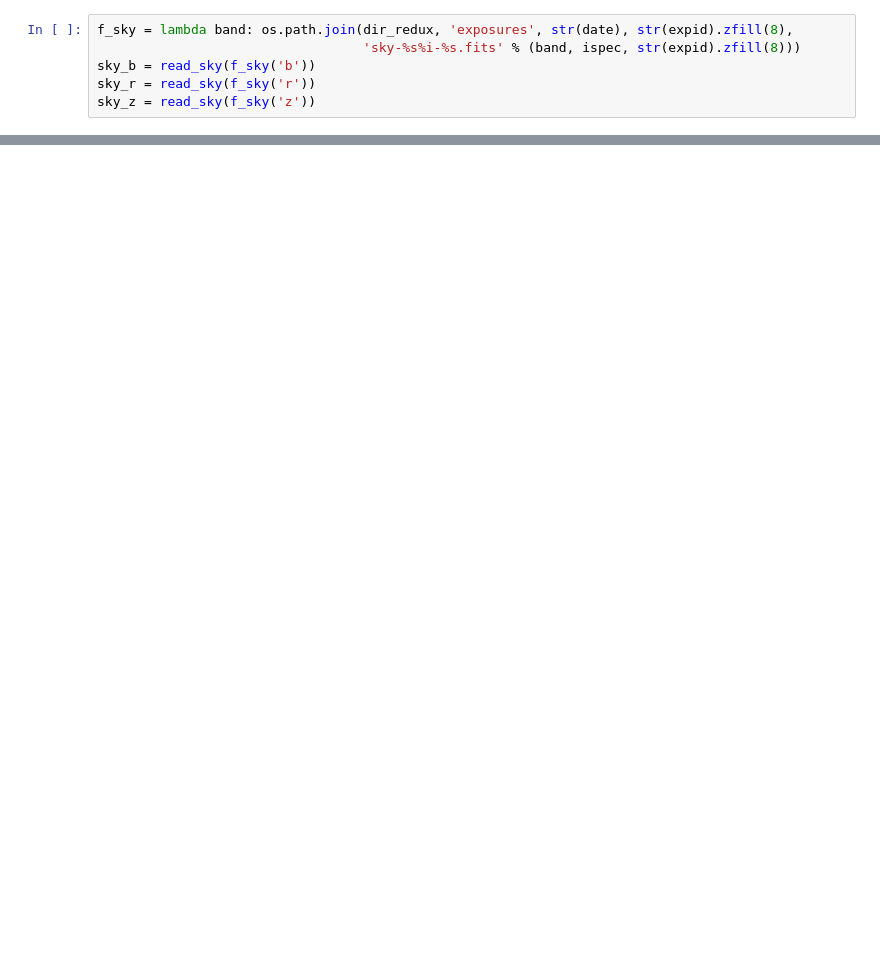
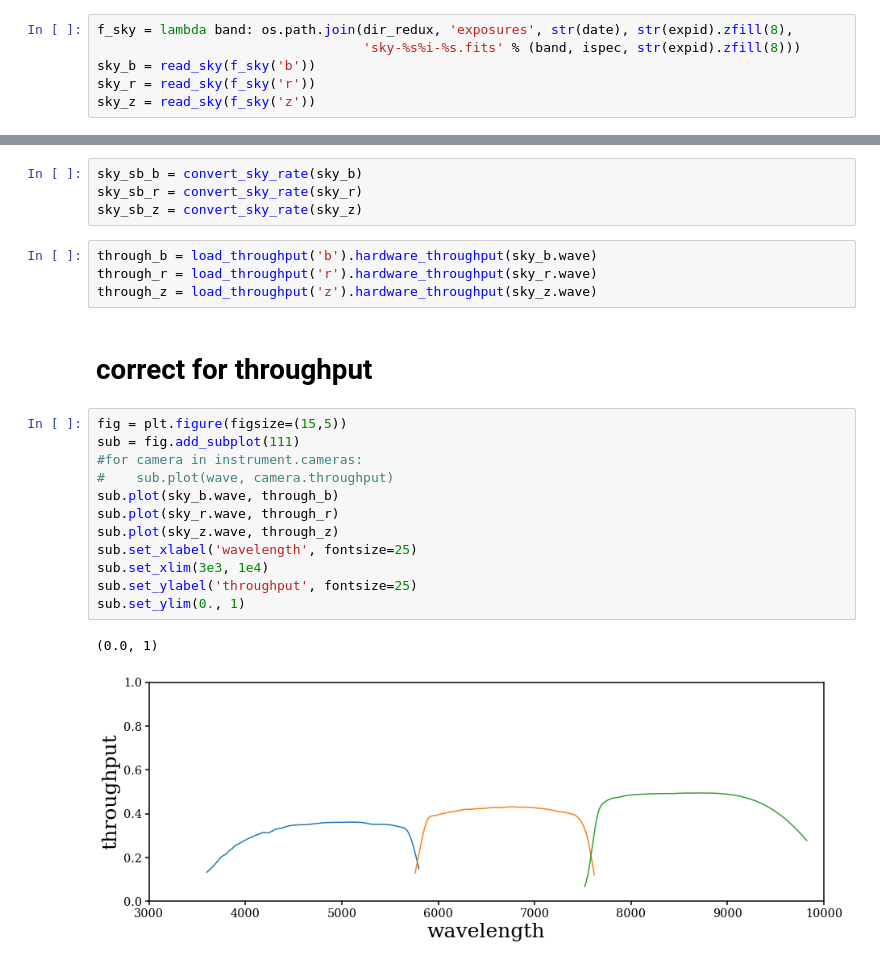
Before and after one commit to desi-bgs/feasiBGS, a Jupyter notebook: notebook/cmx/cmx_sky_fix.ipynb, the cells around one changed output, grey strips where cells are left out. Drawn from its saved outputs; the diff is of its cells as text; blank space fills up the shorter version.

```diff
--- a/notebook/cmx/cmx_sky_fix.ipynb
+++ b/notebook/cmx/cmx_sky_fix.ipynb
@@ -59,0 +98,25 @@ med_sky_z = sky_z.flux[268]
+# %%
+sky_sb_b = convert_sky_rate(sky_b)
+sky_sb_r = convert_sky_rate(sky_r)
+sky_sb_z = convert_sky_rate(sky_z)
+# %%
+through_b = load_throughput('b').hardware_throughput(sky_b.wave)
+through_r = load_throughput('r').hardware_throughput(sky_r.wave)
+through_z = load_throughput('z').hardware_throughput(sky_z.wave)
+# %% [markdown]
+# correct for throughput
+# %%
+fig = plt.figure(figsize=(15,5))
+sub = fig.add_subplot(111)
+#for camera in instrument.cameras:
+#    sub.plot(wave, camera.throughput)
+sub.plot(sky_b.wave, through_b)
+sub.plot(sky_r.wave, through_r)
+sub.plot(sky_z.wave, through_z)
+sub.set_xlabel('wavelength', fontsize=25)
+sub.set_xlim(3e3, 1e4)
+sub.set_ylabel('throughput', fontsize=25)
+sub.set_ylim(0., 1)
+# %% [output]
+(0.0, 1)
+[figure, added]
```
Also changed, not shown: parts of 27 cells of this notebook.
